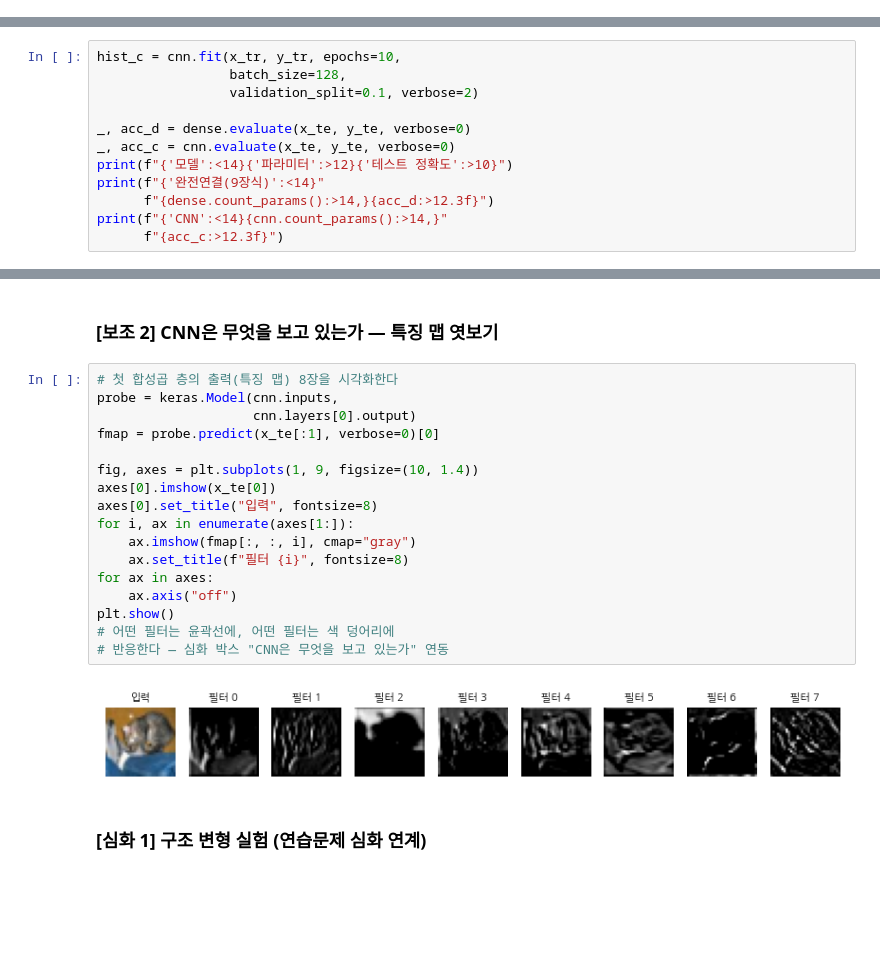
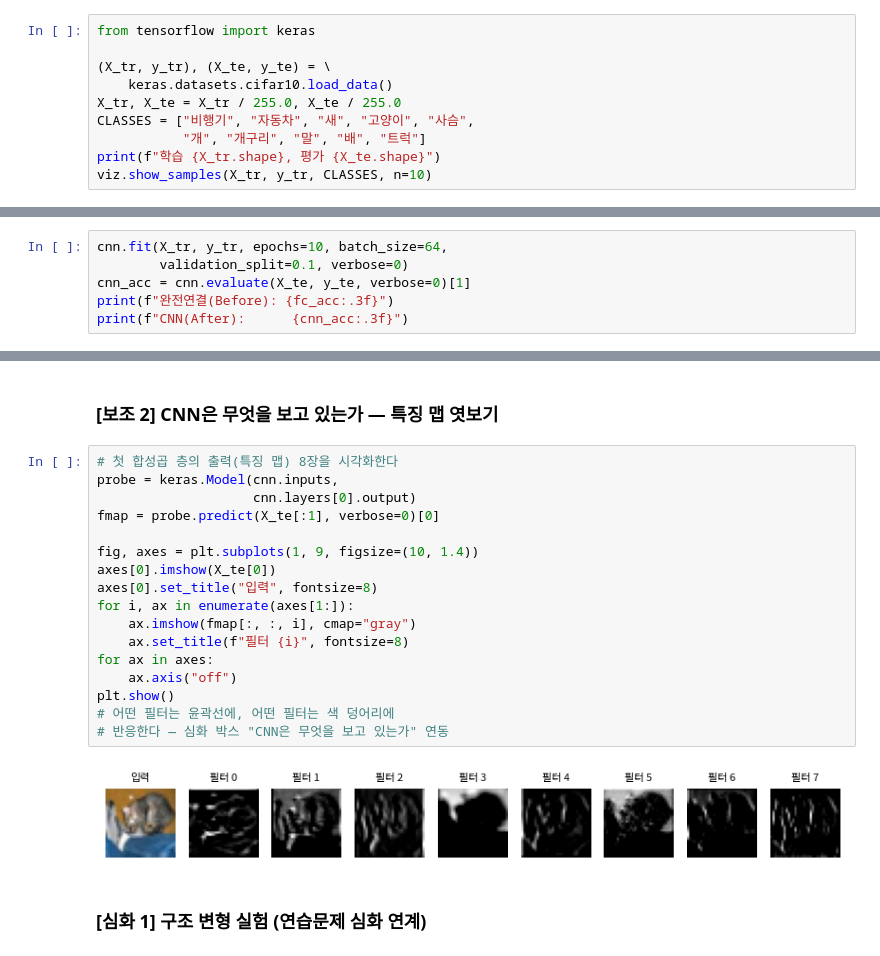
Before and after one commit to tbgoodlife/ai-labs, a Jupyter notebook: ch10/lab-10-01_cnn-cifar10.ipynb, the cells around one changed output, grey strips where cells are left out. Cells and saved outputs as stored; diff of their text form; blank space fills up the shorter version.

```diff
--- a/ch10/lab-10-01_cnn-cifar10.ipynb
+++ b/ch10/lab-10-01_cnn-cifar10.ipynb
@@ -75,0 +56,10 @@ Downloading data from https://www.cs.toronto.edu/~kriz/cifar-10-python.tar.gz
+# %%
+from tensorflow import keras
+
+(X_tr, y_tr), (X_te, y_te) = \
+    keras.datasets.cifar10.load_data()
+X_tr, X_te = X_tr / 255.0, X_te / 255.0
+CLASSES = ["비행기", "자동차", "새", "고양이", "사슴",
+           "개", "개구리", "말", "배", "트럭"]
+print(f"학습 {X_tr.shape}, 평가 {X_te.shape}")
+viz.show_samples(X_tr, y_tr, CLASSES, n=10)
@@ -175,12 +150,0 @@ Model: "sequential_1"
-# %%
-hist_c = cnn.fit(x_tr, y_tr, epochs=10,
-                 batch_size=128,
-                 validation_split=0.1, verbose=2)
-
-_, acc_d = dense.evaluate(x_te, y_te, verbose=0)
-_, acc_c = cnn.evaluate(x_te, y_te, verbose=0)
-print(f"{'모델':<14}{'파라미터':>12}{'테스트 정확도':>10}")
-print(f"{'완전연결(9장식)':<14}"
-      f"{dense.count_params():>14,}{acc_d:>12.3f}")
-print(f"{'CNN':<14}{cnn.count_params():>14,}"
-      f"{acc_c:>12.3f}")
@@ -210,0 +151,6 @@ CNN                  545,098       0.687
+# %%
+cnn.fit(X_tr, y_tr, epochs=10, batch_size=64,
+        validation_split=0.1, verbose=0)
+cnn_acc = cnn.evaluate(X_te, y_te, verbose=0)[1]
+print(f"완전연결(Before): {fc_acc:.3f}")
+print(f"CNN(After):      {cnn_acc:.3f}")
@@ -229,22 +182,22 @@ plt.show()
 # %%
 # 첫 합성곱 층의 출력(특징 맵) 8장을 시각화한다
 probe = keras.Model(cnn.inputs,
                     cnn.layers[0].output)
-fmap = probe.predict(x_te[:1], verbose=0)[0]
+fmap = probe.predict(X_te[:1], verbose=0)[0]
 
 fig, axes = plt.subplots(1, 9, figsize=(10, 1.4))
-axes[0].imshow(x_te[0])
+axes[0].imshow(X_te[0])
 axes[0].set_title("입력", fontsize=8)
 for i, ax in enumerate(axes[1:]):
     ax.imshow(fmap[:, :, i], cmap="gray")
     ax.set_title(f"필터 {i}", fontsize=8)
 for ax in axes:
     ax.axis("off")
 plt.show()
 # 어떤 필터는 윤곽선에, 어떤 필터는 색 덩어리에
 # 반응한다 — 심화 박스 "CNN은 무엇을 보고 있는가" 연동
 # %% [output]
-[figure, old version]
+[figure, new version]
 # %% [markdown]
 ### [심화 1] 구조 변형 실험 (연습문제 심화 연계)
 # %%
```
Also changed, not shown: parts of 18 cells of this notebook, 4 other files.
